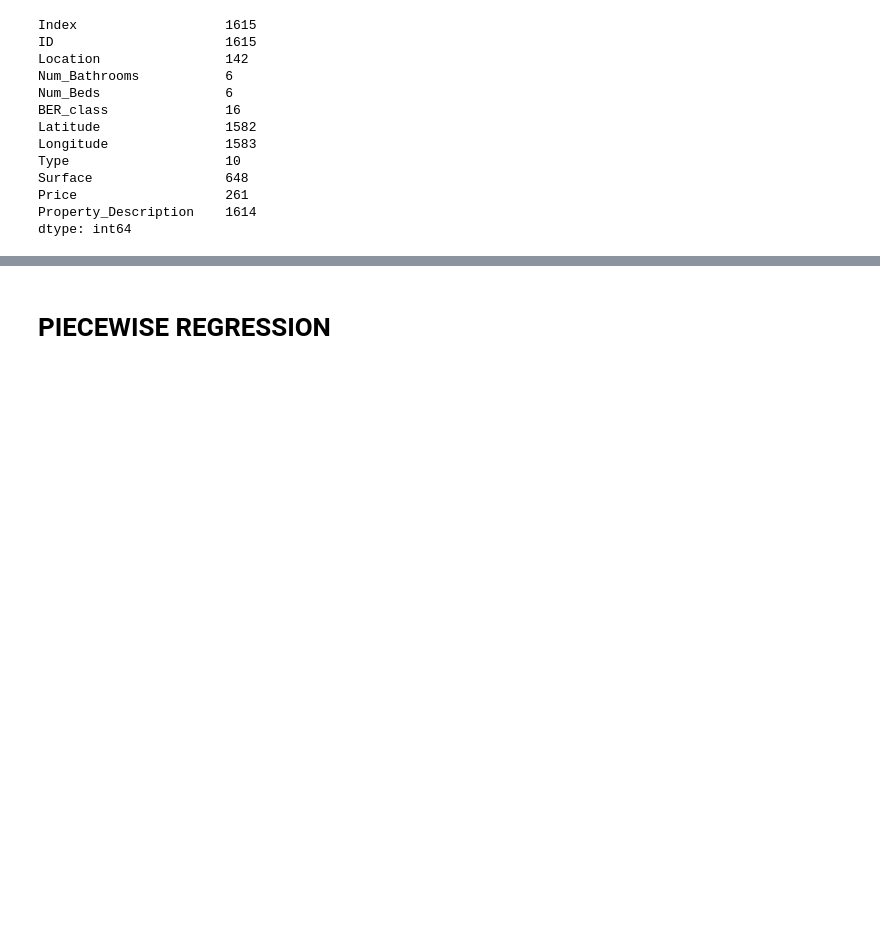
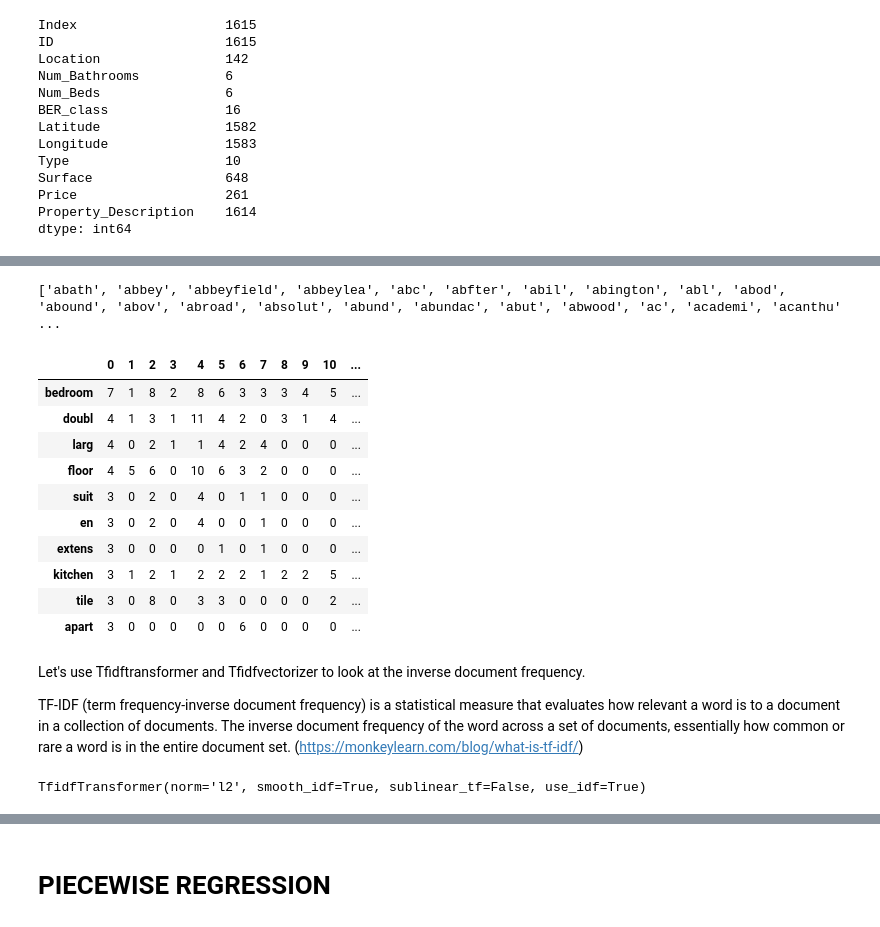
Before and after one commit to markdevine/ET5003_SEM1_2021-2, a Jupyter notebook: ET5003_KaggleCompetition_MarkDevine_19187289.ipynb, the cells around one changed output, grey strips where cells are left out. Saved outputs shown, nothing was run; the diff lists cells and outputs as text; code cells hidden in the pictures; blank space fills up the shorter version.

```diff
--- a/ET5003_KaggleCompetition_MarkDevine_19187289.ipynb
+++ b/ET5003_KaggleCompetition_MarkDevine_19187289.ipynb
@@ -728,0 +771,13 @@ dtype: int64
+# %%
+# Convert a collection of text documents to a matrix of token counts
+vectorizer = CountVectorizer()
+# %%
+## training
+# transforming property description into counts
+# counting the number of times a word appears in each property description
+# 'x_train_count' is a sparse matrix, this avoids storing the zeroes
+
+df_train_count = vectorizer.fit_transform(df_train['Property_Description'])
+
+# returns n_features
+print("total unique words =", df_train_count.shape[1])
@@ -728,0 +818,38 @@ dtype: int64
+# %%
+# array mapping from feature integer indices to feature name
+matrix = vectorizer.get_feature_names()
+print(matrix)
+# %% [output]
+['abath', 'abbey', 'abbeyfield', 'abbeylea', 'abc', 'abfter', 'abil', 'abington', 'abl', 'abod', 'abound', 'abov', 'abroad', 'absolut', 'abund', 'abundac', 'abut', 'abwood', 'ac', 'academi', 'acanthu' ...
+# %%
+# lets look at the top 10 most common words (https://colab.research.google.com/github/littlecolumns/ds4j-notebooks/blob/master/text-analysis/notebooks/Counting%20words%20with%20scikit-learn%27s%20CountVectorizer.ipynb#scrollTo=ByPv_ULAeCkZ)
+counts = pd.DataFrame(df_train_count.toarray(),
+                      columns=vectorizer.get_feature_names())
+
+counts.T.sort_values(by=0, ascending=False).head(10)
+# %% [output]
+|  | 0 | 1 | 2 | 3 | 4 | 5 | 6 | 7 | 8 | 9 | 10 | ... |
+| bedroom | 7 | 1 | 8 | 2 | 8 | 6 | 3 | 3 | 3 | 4 | 5 | ... |
+| doubl | 4 | 1 | 3 | 1 | 11 | 4 | 2 | 0 | 3 | 1 | 4 | ... |
+| larg | 4 | 0 | 2 | 1 | 1 | 4 | 2 | 4 | 0 | 0 | 0 | ... |
+| floor | 4 | 5 | 6 | 0 | 10 | 6 | 3 | 2 | 0 | 0 | 0 | ... |
+| suit | 3 | 0 | 2 | 0 | 4 | 0 | 1 | 1 | 0 | 0 | 0 | ... |
+| en | 3 | 0 | 2 | 0 | 4 | 0 | 0 | 1 | 0 | 0 | 0 | ... |
+| extens | 3 | 0 | 0 | 0 | 0 | 1 | 0 | 1 | 0 | 0 | 0 | ... |
+| kitchen | 3 | 1 | 2 | 1 | 2 | 2 | 2 | 1 | 2 | 2 | 5 | ... |
+| tile | 3 | 0 | 8 | 0 | 3 | 3 | 0 | 0 | 0 | 0 | 2 | ... |
+| apart | 3 | 0 | 0 | 0 | 0 | 0 | 6 | 0 | 0 | 0 | 0 | ... |
+# %% [markdown]
+Let's use  Tfidftransformer and Tfidfvectorizer to look at the inverse document frequency.
+
+TF-IDF (term frequency-inverse document frequency) is a statistical measure that evaluates how relevant a word is to a document in a collection of documents. The inverse document frequency of the word across a set of documents, essentially how common or rare a word is in the entire document set. (https://monkeylearn.com/blog/what-is-tf-idf/)
+# %%
+# calculate the IDF values (https://kavita-ganesan.com/tfidftransformer-tfidfvectorizer-usage-differences/)
+
+# tf_idf = TfidfTransformer()
+# df_train_count_tf_idf = tf_idf.fit_transform(df_train_count)
+
+tfidf_transformer=TfidfTransformer(smooth_idf=True,use_idf=True)
+tfidf_transformer.fit(df_train_count)
+# %% [output]
+TfidfTransformer(norm='l2', smooth_idf=True, sublinear_tf=False, use_idf=True)
```
Also changed, not shown: parts of 24 cells of this notebook.
